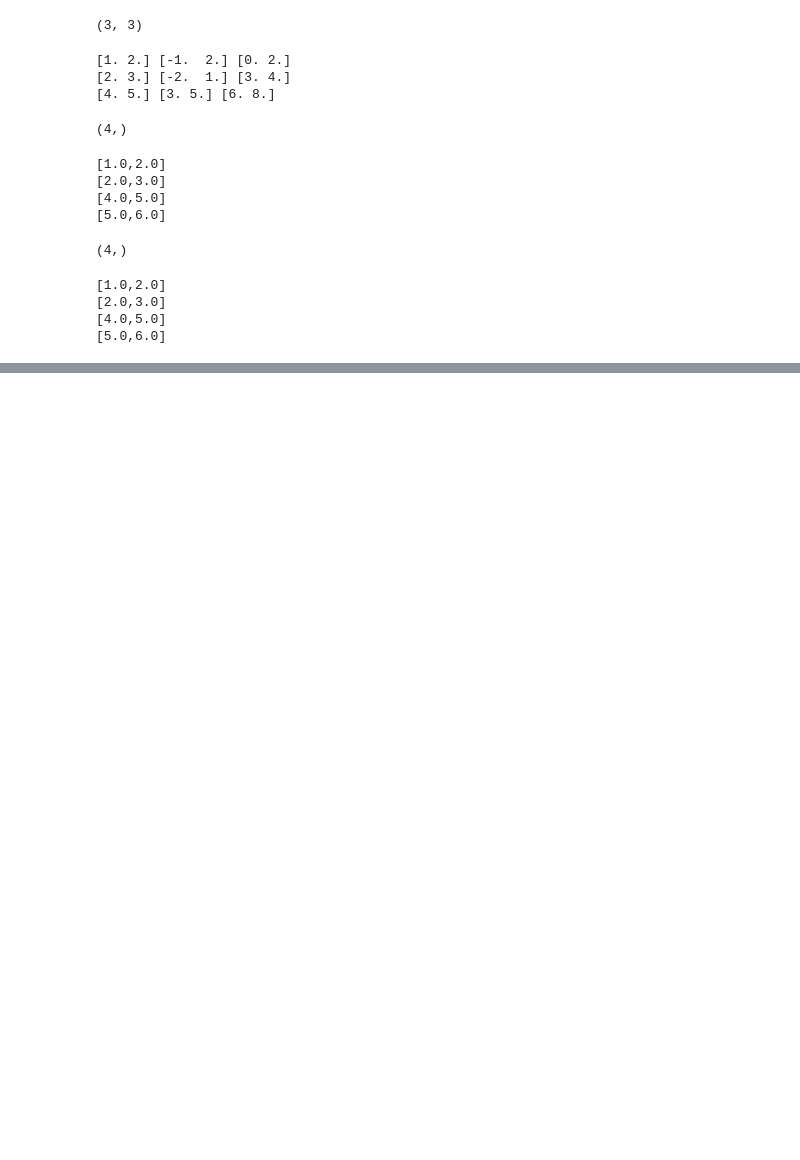
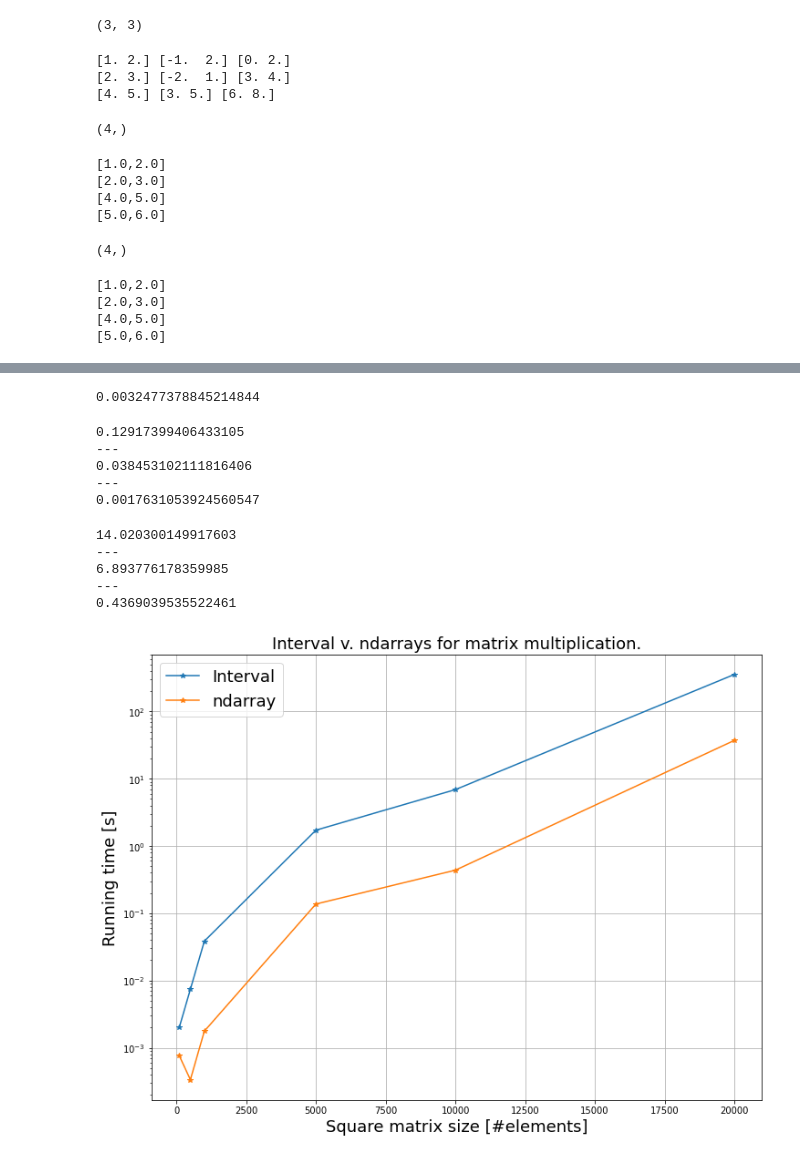
Before and after one commit to marcodeangelis/intervals, a Jupyter notebook: readme.ipynb, the cells around one changed output, grey strips where cells are left out. Cells and saved outputs as stored; diff of their text form; code cells hidden in the pictures; blank space fills up the shorter version.

```diff
--- a/readme.ipynb
+++ b/readme.ipynb
@@ -188,0 +196,72 @@ print(x)
+# %%
+# Two large interval matrices
+shape=(5_000,5_000)
+t0 = time.time()
+x = intervalise(pick_endpoints_at_random_uniform(shape=shape,left_bound=0,right_bound=1))
+y = intervalise(pick_endpoints_at_random_uniform(shape=shape,left_bound=0,right_bound=1))
+t1 = time.time()
+print(t1-t0)
+# %% [output]
+0.0032477378845214844
+# %%
+shape=(1000,1000)
+t0 = time.time()
+x = intervalise(pick_endpoints_at_random_uniform(shape=shape,left_bound=0,right_bound=1))
+y = intervalise(pick_endpoints_at_random_uniform(shape=shape,left_bound=0,right_bound=1))
+t1 = time.time()
+print(t1-t0)
+print('---')
+t0 = time.time()
+z=x*y
+t1 = time.time()
+print(t1-t0)
+print('---')
+t0 = time.time()
+z_lo=x.lo*y.lo
+t1 = time.time()
+print(t1-t0)
+# %% [output]
+0.12917399406433105
+---
+0.038453102111816406
+---
+0.0017631053924560547
+# %%
+shape=(10000,10000)
+t0 = time.time()
+x = intervalise(pick_endpoints_at_random_uniform(shape=shape,left_bound=0,right_bound=1))
+y = intervalise(pick_endpoints_at_random_uniform(shape=shape,left_bound=0,right_bound=1))
+t1 = time.time()
+print(t1-t0)
+print('---')
+t0 = time.time()
+z=x*y
+t1 = time.time()
+print(t1-t0)
+print('---')
+t0 = time.time()
+z_lo=x.lo*y.lo
+t1 = time.time()
+print(t1-t0)
+# %% [output]
+14.020300149917603
+---
+6.893776178359985
+---
+0.4369039535522461
+# %%
+s = [100,500,1_000,5_000,10_000,20_000]
+t_int=[0.0019979476928710938,0.007415771484375,0.038453102111816406,1.718714714050293,6.893776178359985,355.1633040904999]
+t_arr=[0.000762939453125,0.0003352165222167969,0.0017631053924560547,0.13709092140197754,0.4369039535522461,37.13457989692688]
+# %%
+from matplotlib import pyplot
+fig,ax = pyplot.subplots(figsize=(12,9))
+ax.semilogy(s,t_int,label='Interval',marker='*')
+ax.semilogy(s,t_arr, label='ndarray',marker='*')
+ax.set_xlabel('Square matrix size [#elements]',fontsize=18)
+ax.set_ylabel('Running time [s]',fontsize=18)
+ax.set_title('Interval v. ndarrays for matrix multiplication.', fontsize=18)
+ax.legend(fontsize=18)
+ax.grid()
+# %% [output]
+[figure, added]
```
Also changed, not shown: parts of 2 cells of this notebook, 3 other files.
